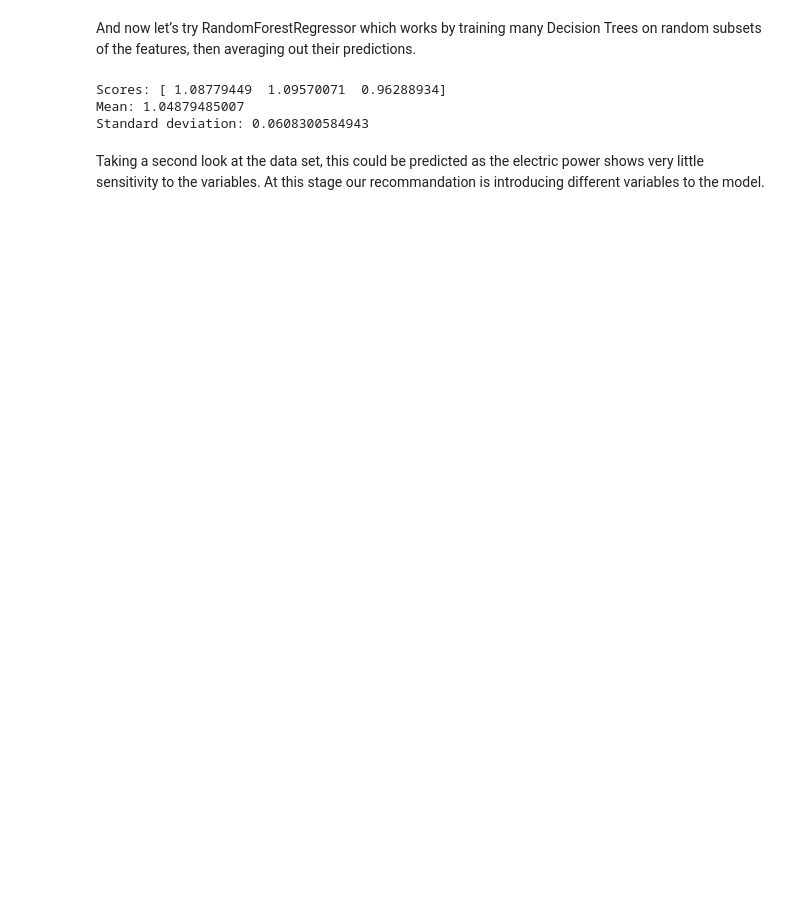
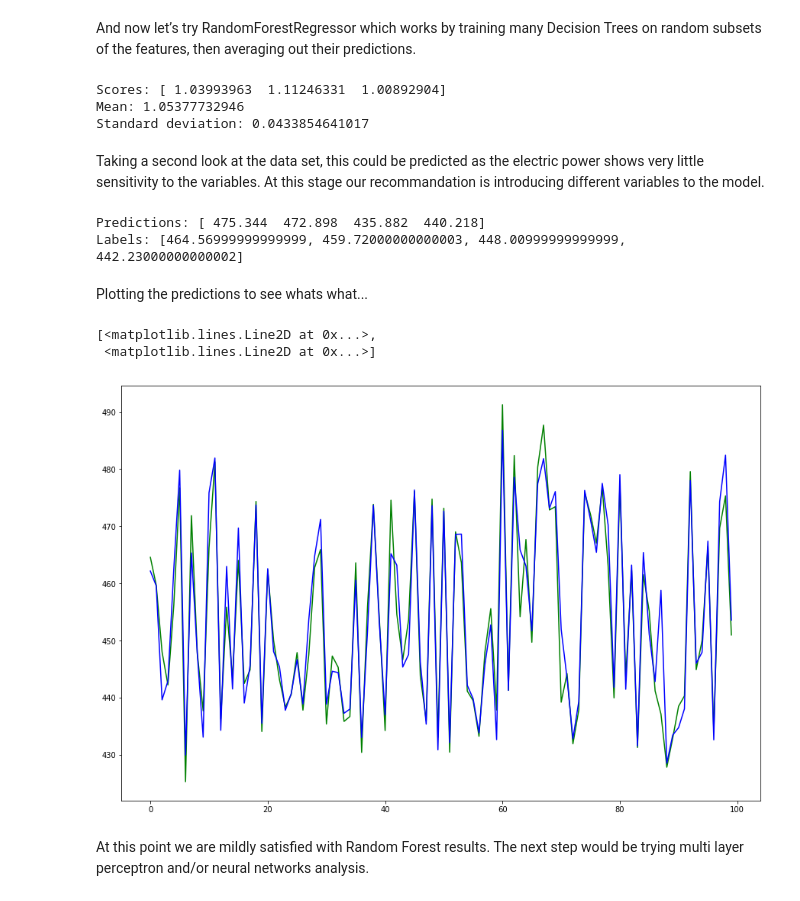
Before and after one commit to sasan-gsm/AI, a Jupyter notebook: chp.ipynb, the cells around one changed output. Cells and saved outputs as stored; diff of their text form; code cells hidden in the pictures; blank space fills up the shorter version.

```diff
--- a/chp.ipynb
+++ b/chp.ipynb
@@ -211,15 +220,43 @@ the features, then averaging out their predictions.
 # %%
 from sklearn.ensemble import RandomForestRegressor
 
-forest_reg = RandomForestRegressor()
-forest_reg.fit(chping_prepared, chping_labels)
+forest_reg = RandomForestRegressor(n_estimators=10)
+m = forest_reg.fit(chping_prepared, chping_labels)
 scores = cross_val_score(forest_reg, chping_prepared, chping_labels,
-                        scoring="neg_mean_squared_error")
+                         cv=3, scoring="neg_mean_squared_error")
 forest_rmse_scores = np.sqrt(-scores)
 display_scores(forest_rmse_scores)
 # %% [output]
-Scores: [ 1.08779449  1.09570071  0.96288934]
-Mean: 1.04879485007
-Standard deviation: 0.0608300584943
+Scores: [ 1.03993963  1.11246331  1.00892904]
+Mean: 1.05377732946
+Standard deviation: 0.0433854641017
 # %% [markdown]
 Taking a second look at the data set, this could be predicted as the electric power shows very little sensitivity to the variables. At this stage our recommandation is introducing different variables to the model.
+# %%
+#doing some plotting here
+print("Predictions:", forest_reg.predict((some_data_prepared)))
+print("Labels:", list(some_labels))
+# %% [output]
+Predictions: [ 475.344  472.898  435.882  440.218]
+Labels: [464.56999999999999, 459.72000000000003, 448.00999999999999, 442.23000000000002]
+# %% [markdown]
+Plotting the predictions to see whats what...
+# %%
+%matplotlib inline
+import matplotlib.pyplot as plt
+from sklearn.datasets import load_digits
+from sklearn.model_selection import learning_curve
+from sklearn.model_selection import ShuffleSplit
+import numpy as np
+
+x = np.arange(0,100)
+a=list(chping_labels.iloc[:100])
+b=list(forest_reg.predict(full_pipeline.fit_transform(chping.iloc[:100])))
+plt.figure(figsize=(15,10))
+plt.plot(x, a,"g-", x, b,"b-")
+# %% [output]
+[<matplotlib.lines.Line2D at 0x...>,
+ <matplotlib.lines.Line2D at 0x...>]
+[figure, added]
+# %% [markdown]
+At this point we are mildly satisfied with Random Forest results. The next step would be trying multi layer perceptron and/or neural networks analysis.
```
Also changed, not shown: parts of 4 cells of this notebook.
